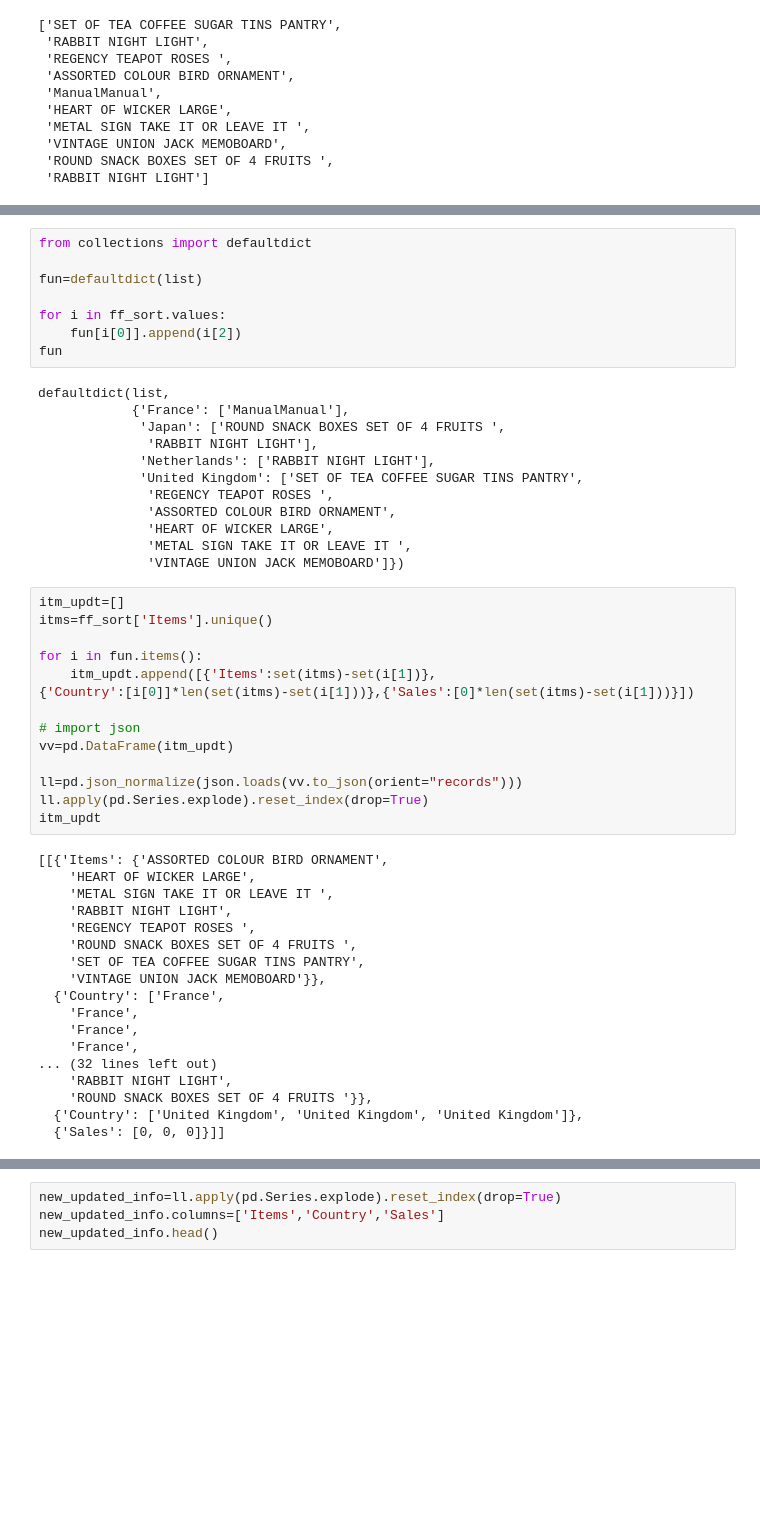
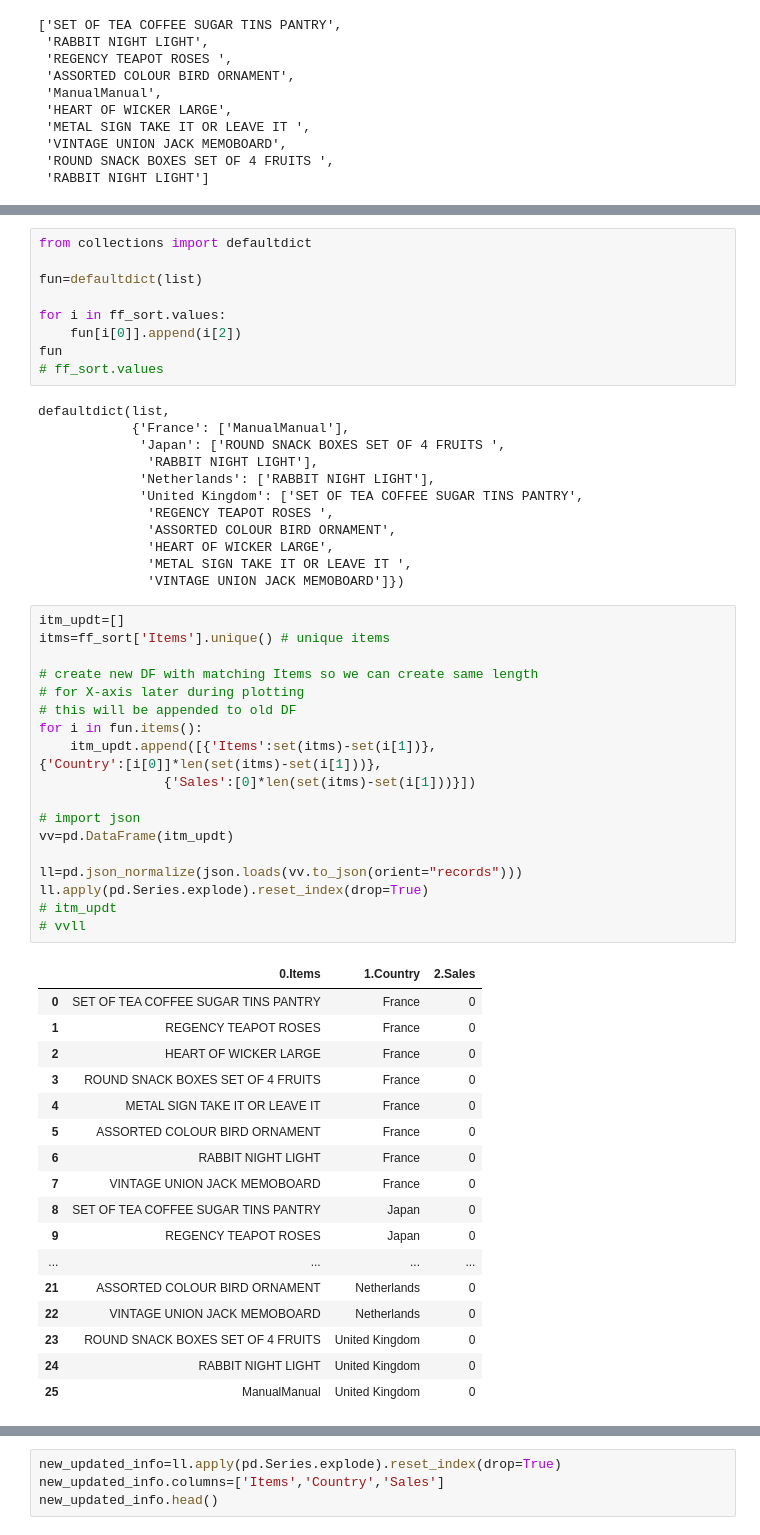
Before and after one commit to MrFuguDataScience/Python_Basics, a Jupyter notebook: Sales_DataPLots_02.ipynb, the cells around one changed output, grey strips where cells are left out. Drawn from its saved outputs; the diff is of its cells as text; blank space fills up the shorter version.

```diff
--- a/Sales_DataPLots_02.ipynb
+++ b/Sales_DataPLots_02.ipynb
@@ -153,6 +162,7 @@ fun=defaultdict(list)
 for i in ff_sort.values:
     fun[i[0]].append(i[2])
 fun
+# ff_sort.values
 # %% [output]
 defaultdict(list,
             {'France': ['ManualManual'],
@@ -167,33 +177,38 @@ defaultdict(list,
               'VINTAGE UNION JACK MEMOBOARD']})
 # %%
 itm_updt=[]
-itms=ff_sort['Items'].unique()
+itms=ff_sort['Items'].unique() # unique items
 
+# create new DF with matching Items so we can create same length
+# for X-axis later during plotting
+# this will be appended to old DF
 for i in fun.items():
     itm_updt.append([{'Items':set(itms)-set(i[1])},
-{'Country':[i[0]]*len(set(itms)-set(i[1]))},{'Sales':[0]*len(set(itms)-set(i[1]))}])
+{'Country':[i[0]]*len(set(itms)-set(i[1]))},
+                {'Sales':[0]*len(set(itms)-set(i[1]))}])
 
 # import json
 vv=pd.DataFrame(itm_updt)
 
 ll=pd.json_normalize(json.loads(vv.to_json(orient="records")))
 ll.apply(pd.Series.explode).reset_index(drop=True)
-itm_updt
+# itm_updt
+# vvll
 # %% [output]
-[[{'Items': {'ASSORTED COLOUR BIRD ORNAMENT',
-    'HEART OF WICKER LARGE',
-    'METAL SIGN TAKE IT OR LEAVE IT ',
-    'RABBIT NIGHT LIGHT',
-    'REGENCY TEAPOT ROSES ',
-    'ROUND SNACK BOXES SET OF 4 FRUITS ',
-    'SET OF TEA COFFEE SUGAR TINS PANTRY',
-    'VINTAGE UNION JACK MEMOBOARD'}},
-  {'Country': ['France',
-    'France',
-    'France',
-    'France',
-... (32 lines left out)
-    'RABBIT NIGHT LIGHT',
-    'ROUND SNACK BOXES SET OF 4 FRUITS '}},
-  {'Country': ['United Kingdom', 'United Kingdom', 'United Kingdom']},
-  {'Sales': [0, 0, 0]}]]
+|  | 0.Items | 1.Country | 2.Sales |
+| 0 | SET OF TEA COFFEE SUGAR TINS PANTRY | France | 0 |
+| 1 | REGENCY TEAPOT ROSES | France | 0 |
+| 2 | HEART OF WICKER LARGE | France | 0 |
+| 3 | ROUND SNACK BOXES SET OF 4 FRUITS | France | 0 |
+| 4 | METAL SIGN TAKE IT OR LEAVE IT | France | 0 |
+| 5 | ASSORTED COLOUR BIRD ORNAMENT | France | 0 |
+| 6 | RABBIT NIGHT LIGHT | France | 0 |
+| 7 | VINTAGE UNION JACK MEMOBOARD | France | 0 |
+| 8 | SET OF TEA COFFEE SUGAR TINS PANTRY | Japan | 0 |
+| 9 | REGENCY TEAPOT ROSES | Japan | 0 |
+| ... | ... | ... | ... |
+| 21 | ASSORTED COLOUR BIRD ORNAMENT | Netherlands | 0 |
+| 22 | VINTAGE UNION JACK MEMOBOARD | Netherlands | 0 |
+| 23 | ROUND SNACK BOXES SET OF 4 FRUITS | United Kingdom | 0 |
+| 24 | RABBIT NIGHT LIGHT | United Kingdom | 0 |
+| 25 | ManualManual | United Kingdom | 0 |
```
Also changed, not shown: parts of 19 cells of this notebook.
